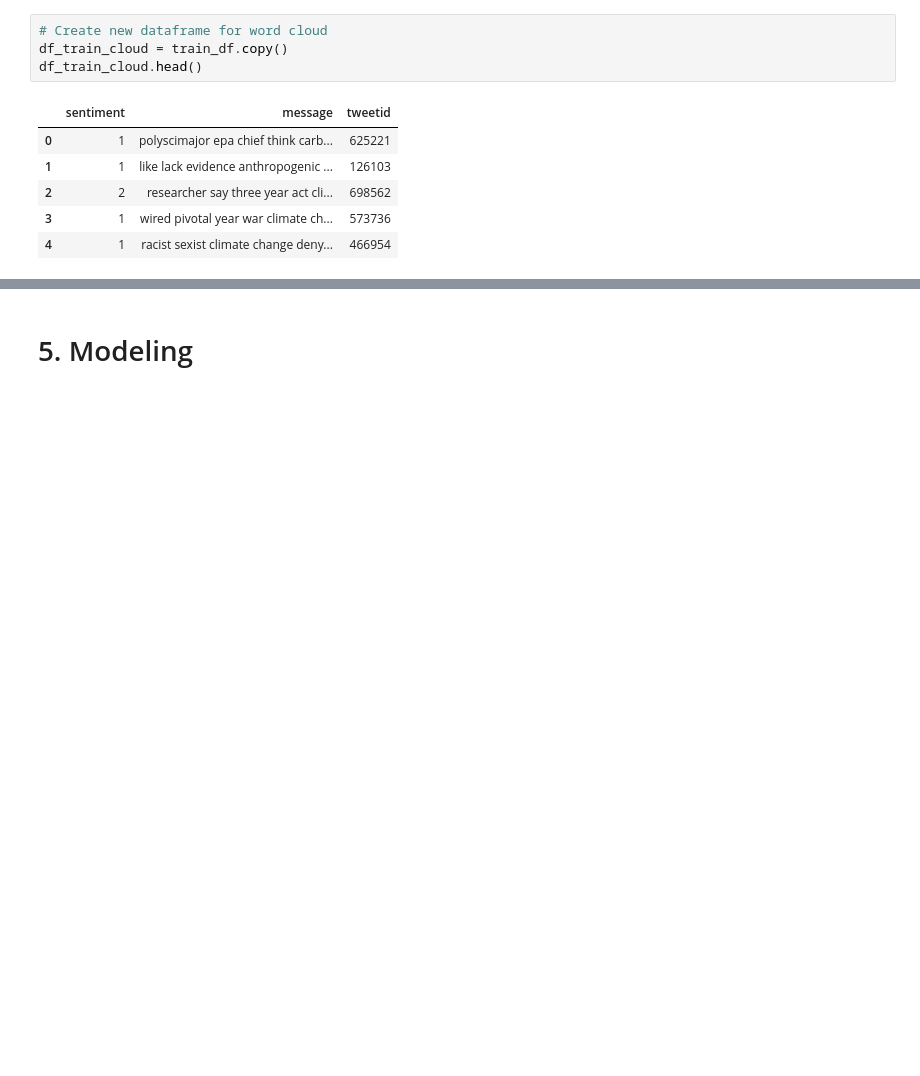
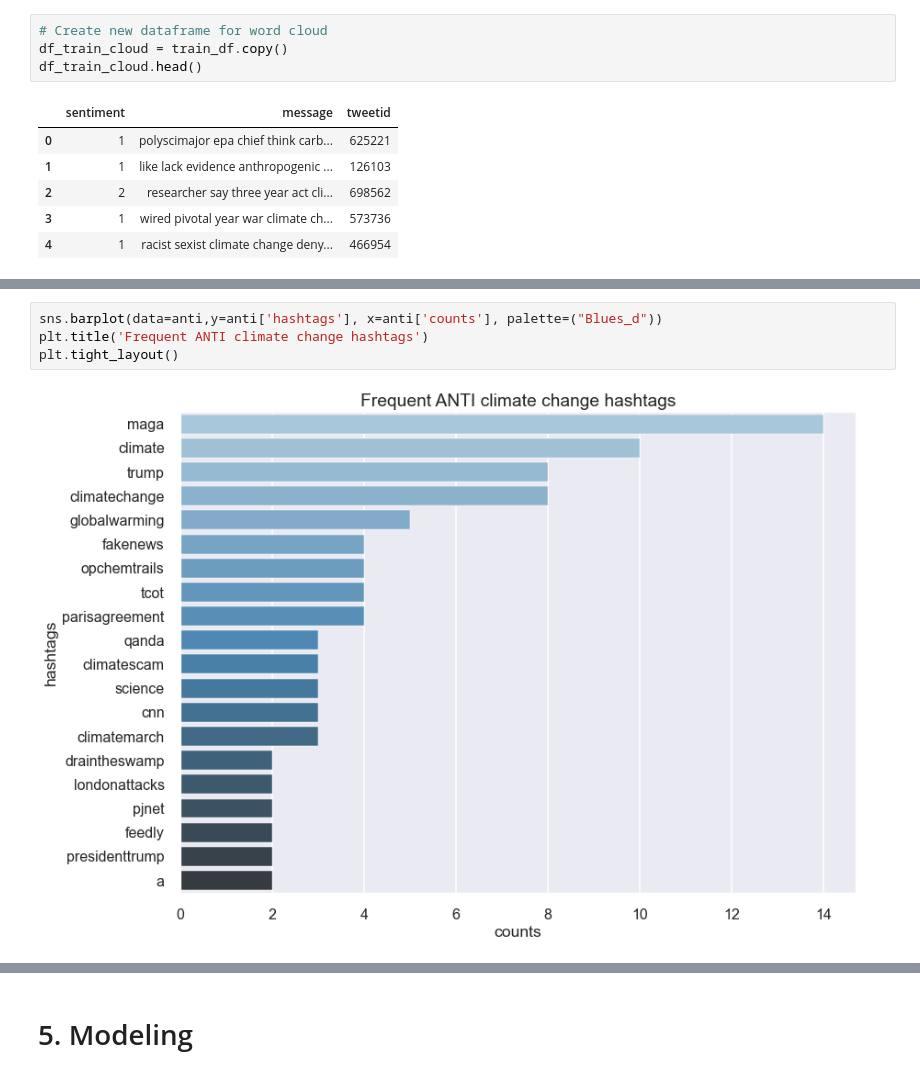
Before and after one commit to JayRolla/classification-predict-streamlit-template, a Jupyter notebook: Notebook.ipynb, the cells around one changed output, grey strips where cells are left out. Saved outputs shown, nothing was run; the diff lists cells and outputs as text; blank space fills up the shorter version.

```diff
--- a/Notebook.ipynb
+++ b/Notebook.ipynb
@@ -520,0 +516,6 @@ ax[4].axis('off')
+# %%
+sns.barplot(data=anti,y=anti['hashtags'], x=anti['counts'], palette=("Blues_d"))
+plt.title('Frequent ANTI climate change hashtags')
+plt.tight_layout()
+# %% [output]
+[figure, added]
```
Also changed, not shown: parts of 6 cells of this notebook.
